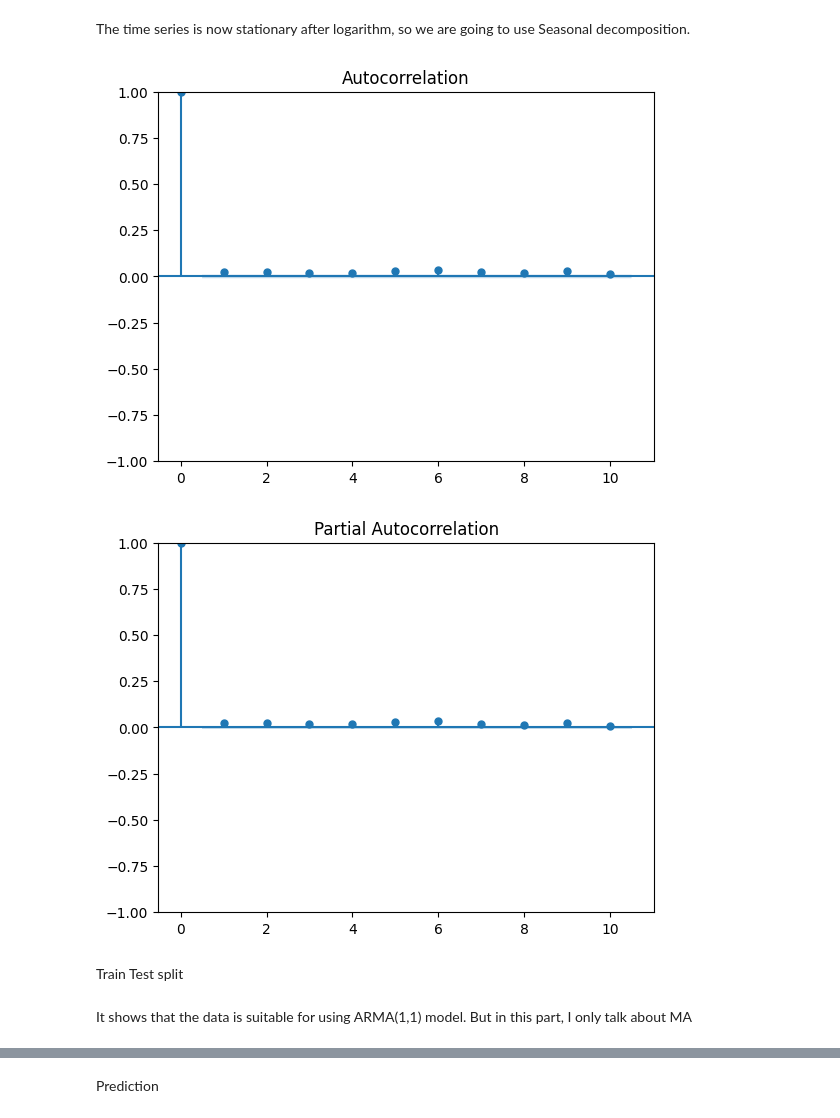
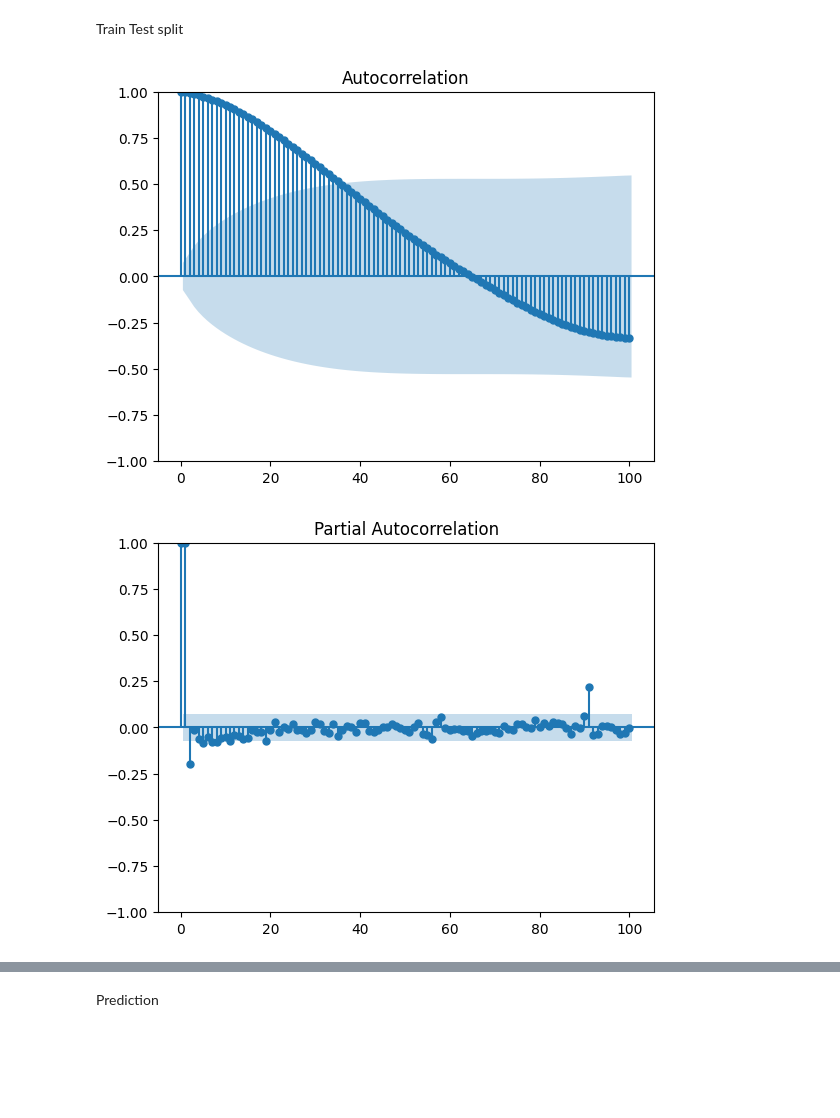
Before and after one commit to LUKE-Jau/STA4003-TimeSeries-Group8-project, a Jupyter notebook: MA_analysis.ipynb, the cells around one changed output, grey strips where cells are left out. Drawn from its saved outputs; the diff is of its cells as text; code cells hidden in the pictures; blank space fills up the shorter version.

```diff
--- a/MA_analysis.ipynb
+++ b/MA_analysis.ipynb
@@ -62,12 +44,3 @@ plt.show()
-# %% [markdown]
-The time series is now stationary after logarithm, so we are going to use Seasonal decomposition.
-# %%
-# check the residual is normally distributed
-acffig = plot_acf(data,lags =10, alpha=0.05)
-pacffig = plot_pacf(data,lags=10,alpha=0.05)
-# %% [output]
-[figure, removed]
-[figure, removed]
 # %% [markdown]
 Train Test split
 # %%
@@ -78,2 +50,6 @@ test_data = data.iloc[split:]
-# %% [markdown]
-It shows that the data is suitable for using ARMA(1,1) model. But in this part, I only talk about MA
+# %%
+acffig = plot_acf(train_data,lags =100, alpha=0.05)
+pacffig = plot_pacf(train_data,lags=100,alpha=0.05)
+# %% [output]
+[figure, added]
+[figure, added]
```
Also changed, not shown: parts of 15 cells of this notebook, 1 other file.
